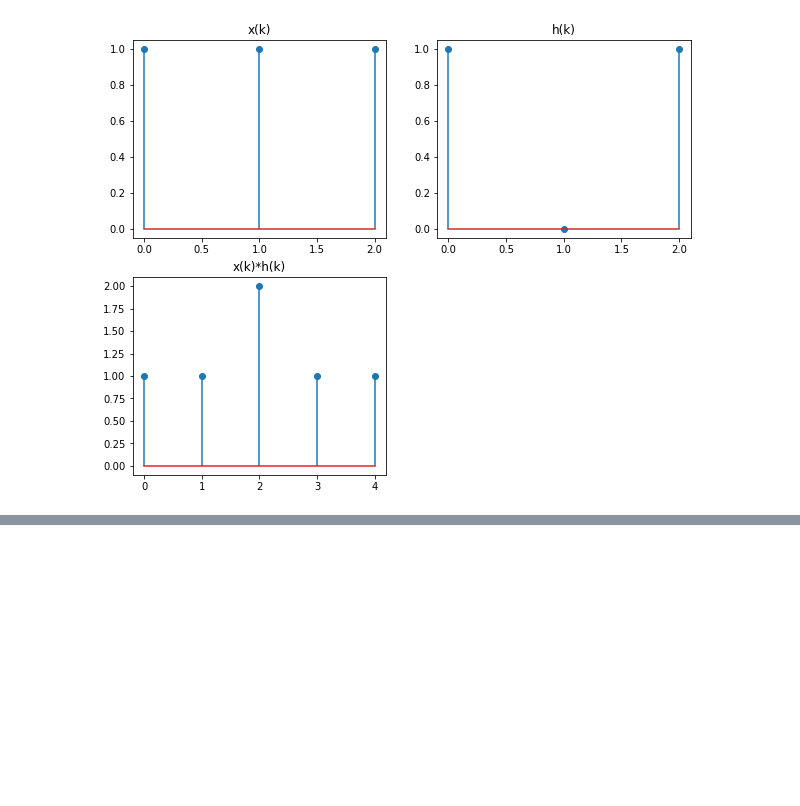
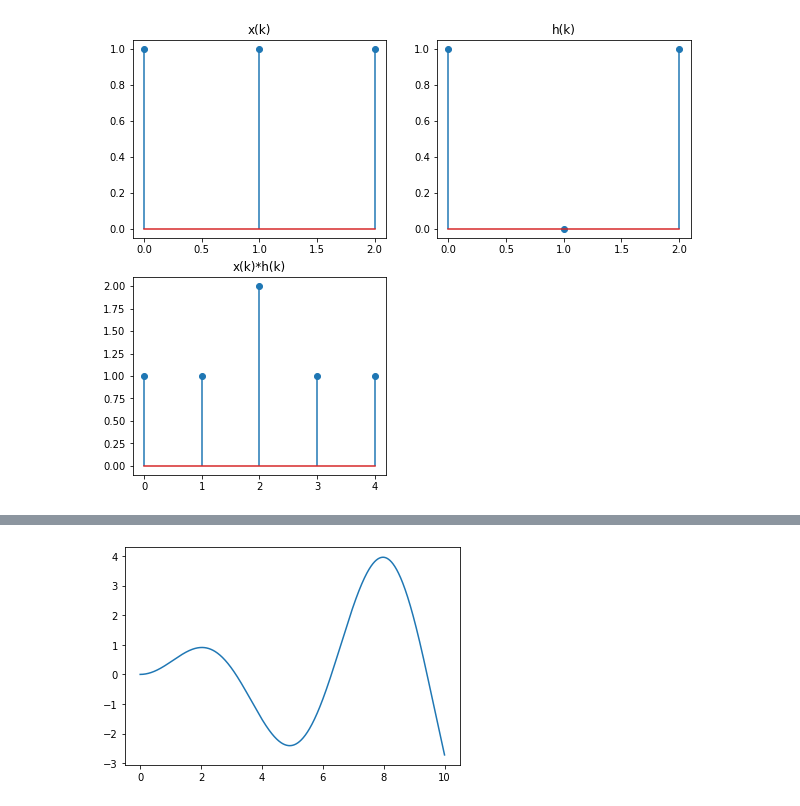
Before and after one commit to georgefranca/analisedesinais, a Jupyter notebook: Aulas/06_Sinais.ipynb, the cells around one changed output, grey strips where cells are left out. Saved outputs shown, nothing was run; the diff lists cells and outputs as text; code cells hidden in the pictures; blank space fills up the shorter version.

```diff
--- a/Aulas/06_Sinais.ipynb
+++ b/Aulas/06_Sinais.ipynb
@@ -118,0 +173,13 @@ calc_conv([1, 1, 1], [0, 1, 2], [1, 0, 1], [0, 1, 2])
+# %%
+# Vamos plotar esse resultado
+
+n = 1000 # número de amostras
+t = np.linspace(0, 10, n) # vetor de tempo
+dt = t[1] - t[0]
+
+# calculando a convolução com a expressão analítica
+y1 = (t * np.sin(t))/2
+
+plt.plot(t, y1);
+# %% [output]
+[figure, added]
```
Also changed, not shown: parts of 16 cells of this notebook.
